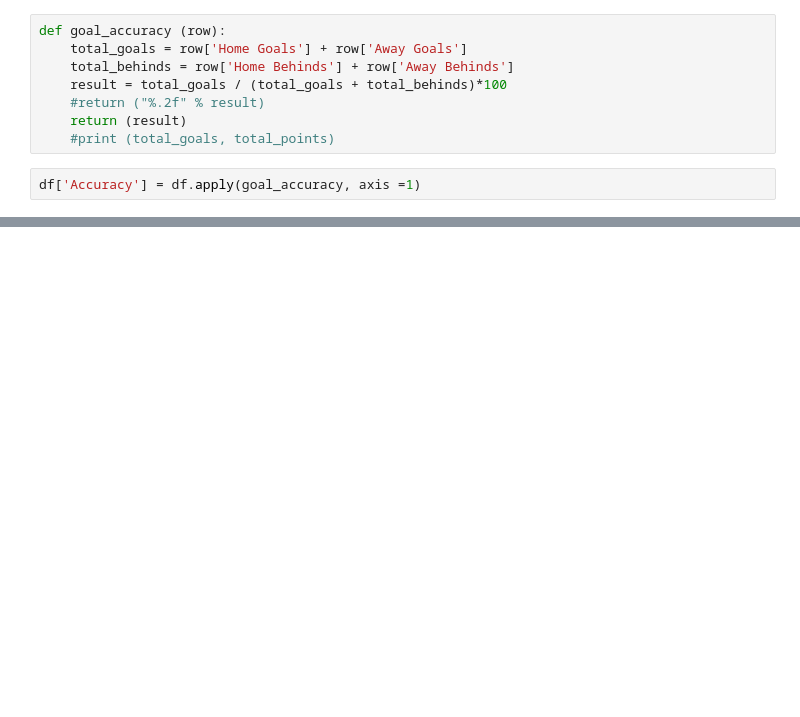
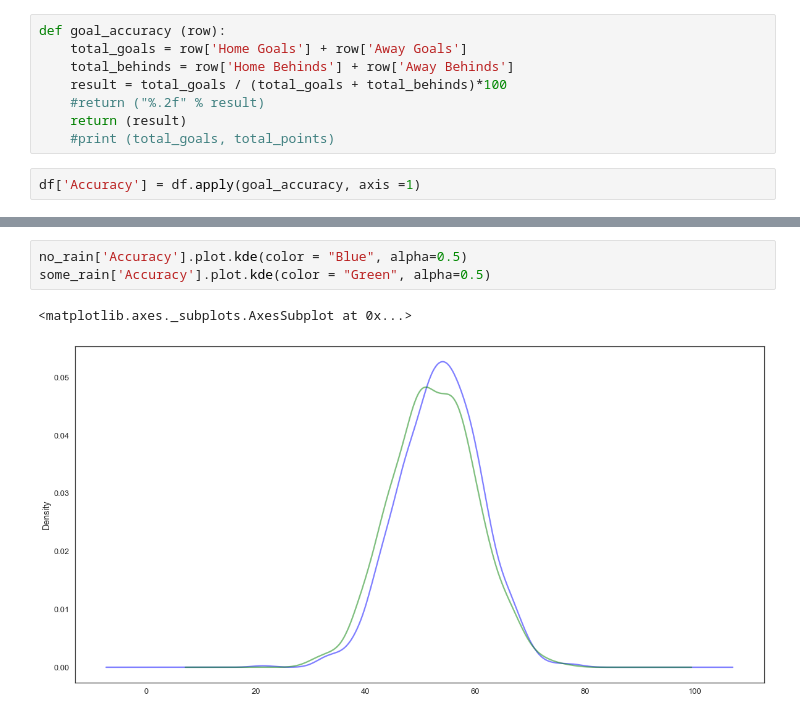
Before and after one commit to ssweeney1988/2015lab2, a Jupyter notebook: AFL_data_manipulation.ipynb, the cells around one changed output, grey strips where cells are left out. Saved outputs shown, nothing was run; the diff lists cells and outputs as text; blank space fills up the shorter version.

```diff
--- a/AFL_data_manipulation.ipynb
+++ b/AFL_data_manipulation.ipynb
@@ -156,0 +267,6 @@ no rain v a
+# %%
+no_rain['Accuracy'].plot.kde(color = "Blue", alpha=0.5)
+some_rain['Accuracy'].plot.kde(color = "Green", alpha=0.5)
+# %% [output]
+<matplotlib.axes._subplots.AxesSubplot at 0x...>
+[figure, added]
```
Also changed, not shown: parts of 36 cells of this notebook, 3 other files.
